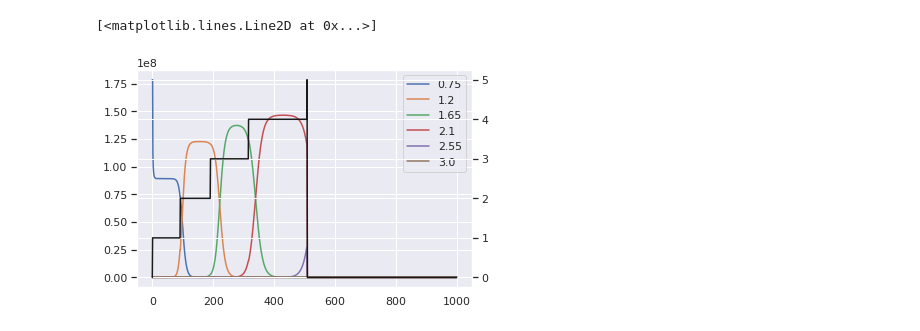
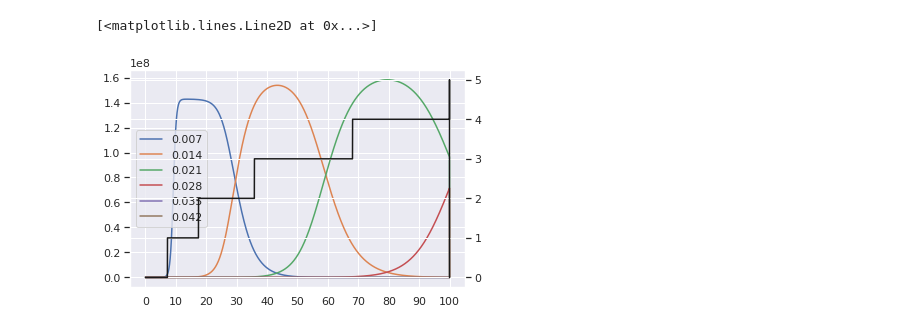
Before and after one commit to vibishanb/cancer-incidence-models, a Jupyter notebook: cell-competition-model.ipynb, the cells around one changed output. Drawn from its saved outputs; the diff is of its cells as text; code cells hidden in the pictures.

```diff
--- a/cell-competition-model.ipynb
+++ b/cell-competition-model.ipynb
@@ -12,7 +12,7 @@ parr = numpy.exp(numpy.arange(-24, -14)) #Mutation rate
 narr = numpy.exp(numpy.arange(14, 25)) #Cell number
 garr = numpy.array([0.03125, 0.0625, 0.125, 0.25, 0.5]) #Growth rate increment
 
-ndiv = 10 #Number of cell divisions per year
+ndiv = 365
 age = 100 #Lifespan
 time = ndiv*age #Duration of the simulation
 n_mut = numpy.zeros(time, dtype=int) #Number of mutations
@@ -20,29 +20,32 @@ n_mut = numpy.zeros(time, dtype=int) #Number of mutations
 threshold = 5 #Mutation threshold for cancer
 n = narr[5] #Carrying capacity
 p = parr[5] #Mutation rate
-m = numpy.zeros((threshold+1)*time).reshape((threshold+1), time)
+m = numpy.zeros(threshold+1)
+# k = numpy.linspace(n, 2*n, num=threshold+1)
 
 # g_inc = garr[-1]
-g = numpy.linspace(0.75, 3, num=threshold+1) #Growth rate progression
-d = g[0]/2 #Constant death rate
-m[0, 0] = n
+g = 0.007*numpy.arange(1, threshold+2) #Growth rate progression
+# g = numpy.linspace(0.007, 0.09, num=threshold+1)
+d = g[0]/5 #Constant death rate
+m[0] = 1
+
 p_mut = numpy.zeros(time)
 
 for t in tqdm(range(1, time)):
 
     n_mut[t] = n_mut[t-1]
-    m[:, t] = m[:, t-1]
-    p_mut[t] = 1-(1-p)**m[n_mut[t], t]
+#     m[:, t] = m[:, t-1]
+    p_mut[t] = 1-(1-p)**m[n_mut[t]]
 
     if p_mut[t] > np.random_sample(): #New mutant population
         n_mut[t] += 1
-        m[n_mut[t], t] = 1.0
-        p_mut[t] = 1-((1-p)**m[n_mut[t], t])
-        m[n_mut[t]-1, t] -= 1.0
+        m[n_mut[t]] = 1.0
+        p_mut[t] = 1-((1-p)**m[n_mut[t]])
+        m[n_mut[t]-1] -= 1.0
 
-    elif n_mut[t] > 0: #Growth of existing mutant or normal population, as the case may be
-        m[:, t] += ((m[:, t]*g*(n-m[:, t].sum())/n) - m[:, t]*d)
-        p_mut[t] = 1-(1-p)**m[n_mut[t], t]
+    elif n_mut[t] < threshold: #Growth of existing mutant or normal population, as the case may be
+        m += ((m*g*(n-m.sum())/n) - m*d)
+        p_mut[t] = 1-(1-p)**m[n_mut[t]]
 
     if n_mut[t] == threshold:
         break
@@ -51,14 +59,16 @@ for t in tqdm(range(1, time)):
 # %%
 fig, ax = plt.subplots()
-for i,l in zip(m, g.round(decimals=2)):
+for i,l in zip(m, g.round(decimals=3)):
     ax.plot(i, label=l)
-plt.legend()
+plt.xticks(numpy.linspace(0, age, num=11)*ndiv, numpy.linspace(0, age, num=11, dtype=int))
+# plt.xlabel('Time (days)')
+plt.legend(loc='best')
 
 mx = ax.twinx()
 mx.plot(n_mut, 'k')
 # %% [output]
 [<matplotlib.lines.Line2D at 0x...>]
-[figure, old version]
+[figure, new version]
 # %% [markdown]
 ## Weird dynamics between mutant populations
 - For the usual range of g and slightly larger lifespans, the populations begin to cycle and seem to reach stable oscillations with little convergence.
```
Also changed, not shown: parts of 2 cells of this notebook.
